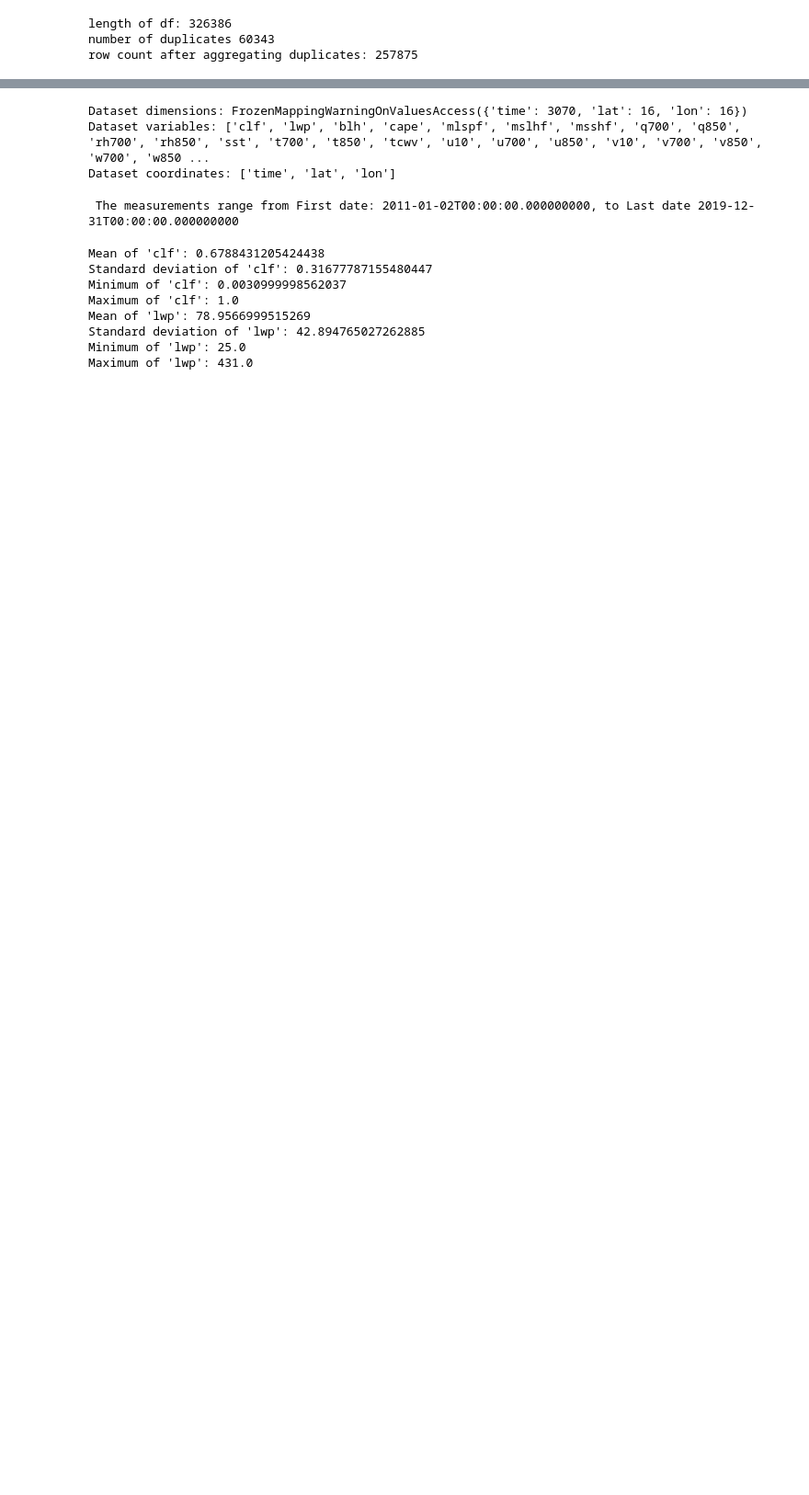
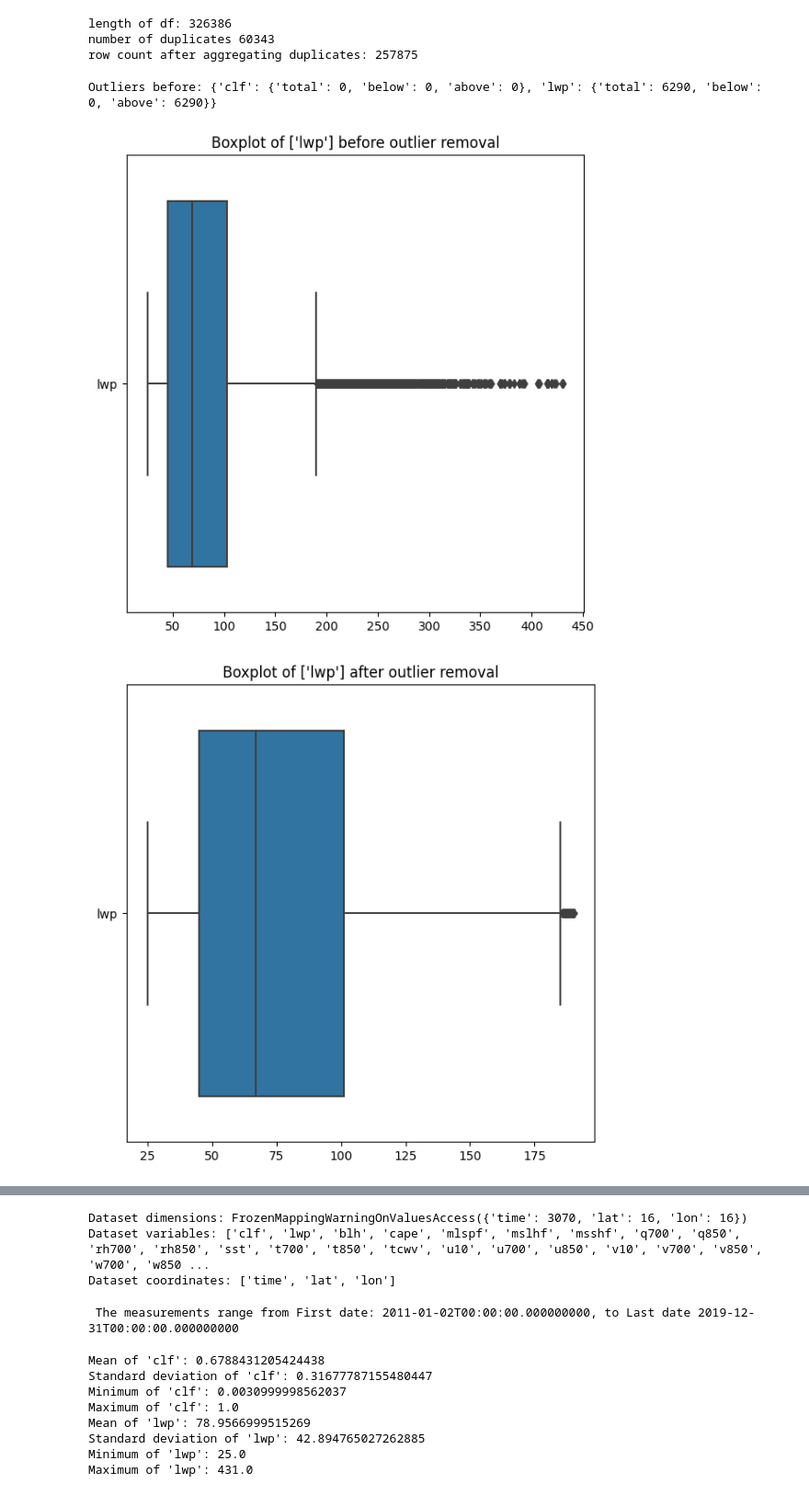
Before and after one commit to satvik007vk/Calisma_LR, a Jupyter notebook: pre_train_plot_analyses.ipynb, the cells around one changed output, grey strips where cells are left out. Shown at 92% size. Cells and saved outputs as stored; diff of their text form; code cells hidden in the pictures; blank space fills up the shorter version.

```diff
--- a/pre_plot_analyses.ipynb
+++ b/pre_train_plot_analyses.ipynb
@@ -43,3 +48,19 @@ print(f'row count after aggregating duplicates: {len(aggregated_df)}')
 length of df: 326386
 number of duplicates 60343
 row count after aggregating duplicates: 257875
+# %%
+from preprocessing import count_outliers_iqr
+predictands = ['clf', 'lwp']  # choose - 'clf', 'lwp', or ['clf', 'lwp']
+print("Outliers before:", count_outliers_iqr(df, predictands))
+# %% [output]
+Outliers before: {'clf': {'total': 0, 'below': 0, 'above': 0}, 'lwp': {'total': 6290, 'below': 0, 'above': 6290}}
+# %%
+predictands = ['lwp']  # choose - 'clf', 'lwp', or ['clf', 'lwp']
+plot_outliers_boxplot(df, predictands, f'Boxplot of {predictands} before outlier removal')
+
+df = remove_outliers_iqr(df,columns=predictands, iqr_coef=1.5)
+
+plot_outliers_boxplot(df, predictands, f'Boxplot of {predictands} after outlier removal')
+# %% [output]
+[figure, added]
+[figure, added]
```
Also changed, not shown: parts of 3 cells of this notebook, 2 other files.
